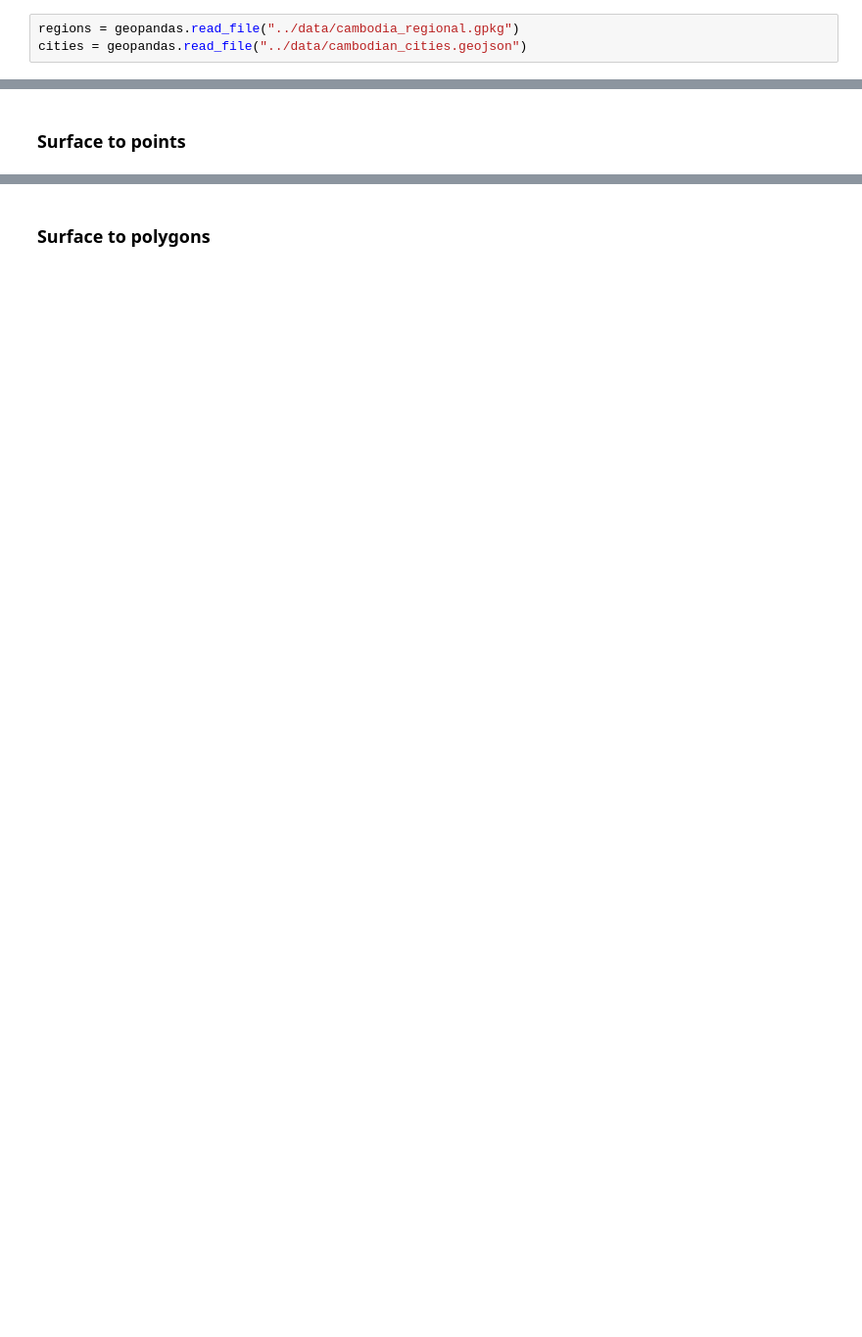
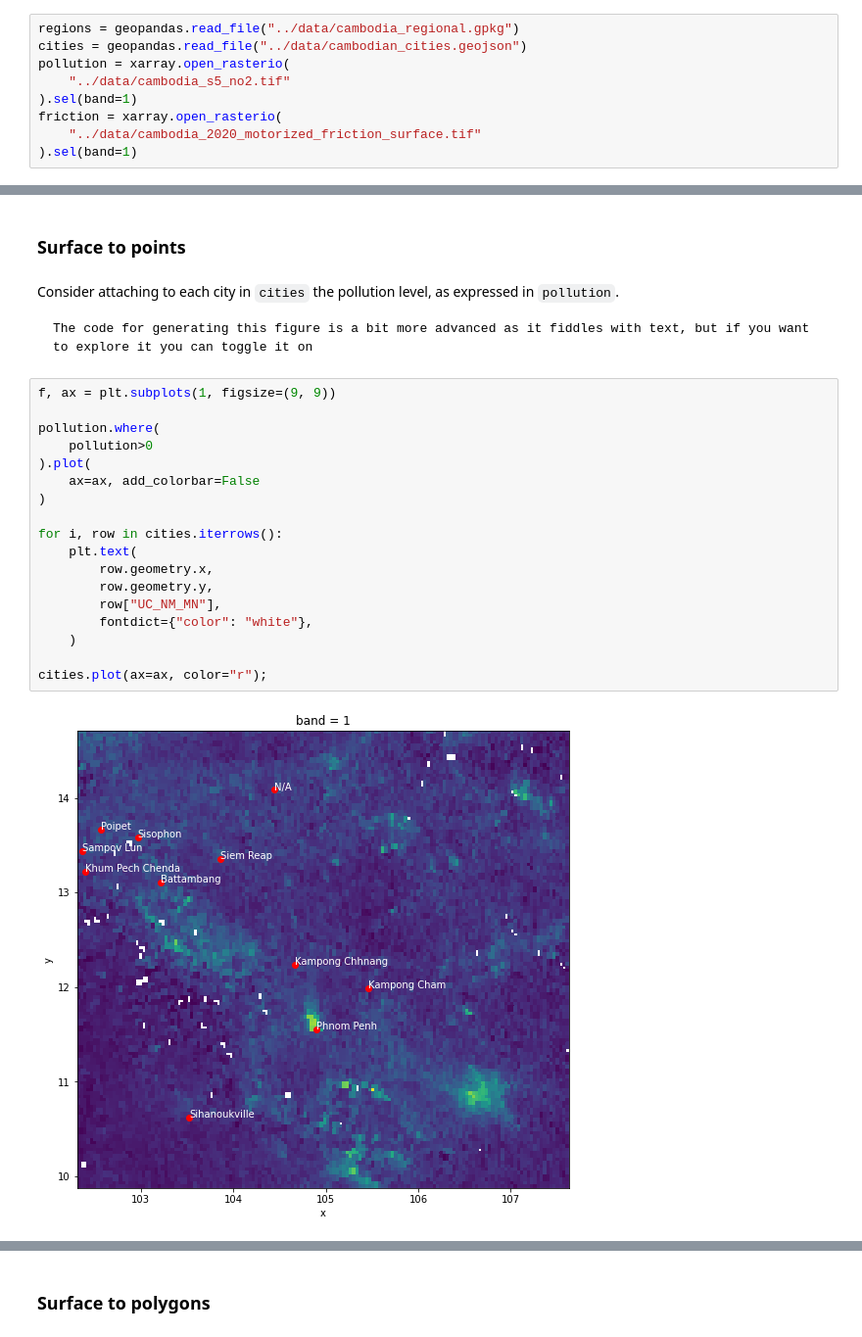
Before and after one commit to darribas/gds4ae, a Jupyter notebook: content/notebooks/04-Spatial_feature_eng_i.ipynb, the cells around one changed output, grey strips where cells are left out. Shown at 98% size. Cells and saved outputs as stored; diff of their text form; blank space fills up the shorter version.

````diff
--- a/content/notebooks/04-Spatial_feature_eng_i.ipynb
+++ b/content/notebooks/04-Spatial_feature_eng_i.ipynb
@@ -48,4 +64,10 @@ cities = geopandas.read_file(
 # %%
 regions = geopandas.read_file("../data/cambodia_regional.gpkg")
 cities = geopandas.read_file("../data/cambodian_cities.geojson")
+pollution = xarray.open_rasterio(
+    "../data/cambodia_s5_no2.tif"
+).sel(band=1)
+friction = xarray.open_rasterio(
+    "../data/cambodia_2020_motorized_friction_surface.tif"
+).sel(band=1)
 # %% [markdown]
@@ -116,2 +140,28 @@ memory usage: 10.8+ KB
 # %% [markdown]
 ### Surface to points
+# %% [markdown]
+Consider attaching to each city in `cities` the pollution level, as expressed in `pollution`.
+
+```{margin}
+The code for generating this figure is a bit more advanced as it fiddles with text, but if you want to explore it you can toggle it on
+```
+# %%
+f, ax = plt.subplots(1, figsize=(9, 9))
+
+pollution.where(
+    pollution>0
+).plot(
+    ax=ax, add_colorbar=False
+)
+
+for i, row in cities.iterrows():
+    plt.text(
+        row.geometry.x,
+        row.geometry.y,
+        row["UC_NM_MN"],
+        fontdict={"color": "white"},
+    )
+
+cities.plot(ax=ax, color="r");
+# %% [output]
+[figure, added]
````
Also changed, not shown: parts of 53 cells of this notebook, 1 other file.
